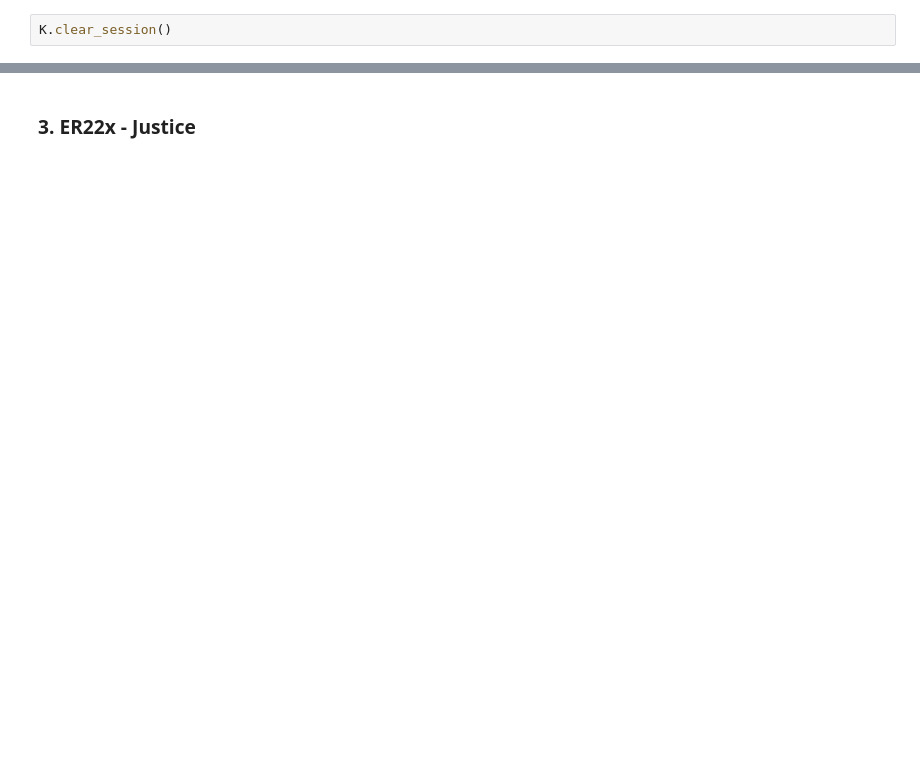
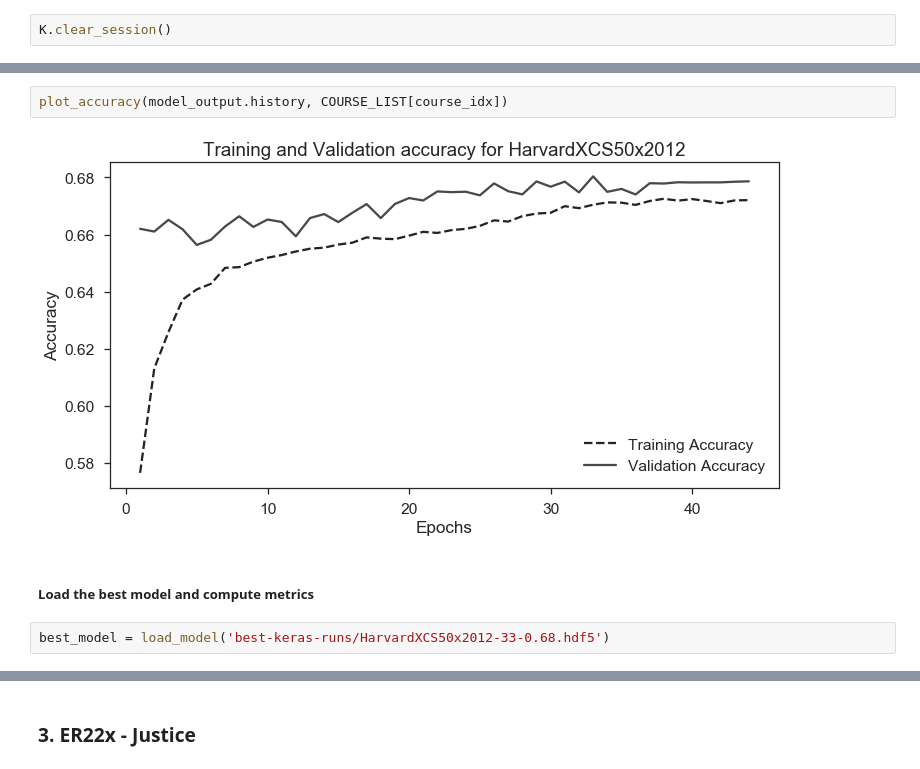
Before and after one commit to pgurazada/MOOCs, a Jupyter notebook: 2018-06-13_mooc-nnet-analysis-cpu.ipynb, the cells around one changed output, grey strips where cells are left out. Cells and saved outputs as stored; diff of their text form; blank space fills up the shorter version.

```diff
--- a/2018-06-13_mooc-nnet-analysis-cpu.ipynb
+++ b/2018-06-13_mooc-nnet-analysis-cpu.ipynb
@@ -190,0 +380,8 @@ model_output = model.fit(features_train, labels_train,
+# %%
+plot_accuracy(model_output.history, COURSE_LIST[course_idx])
+# %% [output]
+[figure, added]
+# %% [markdown]
+##### Load the best model and compute metrics
+# %%
+best_model = load_model('best-keras-runs/HarvardXCS50x2012-33-0.68.hdf5')
```
Also changed, not shown: parts of 137 cells of this notebook, 2 other files.
